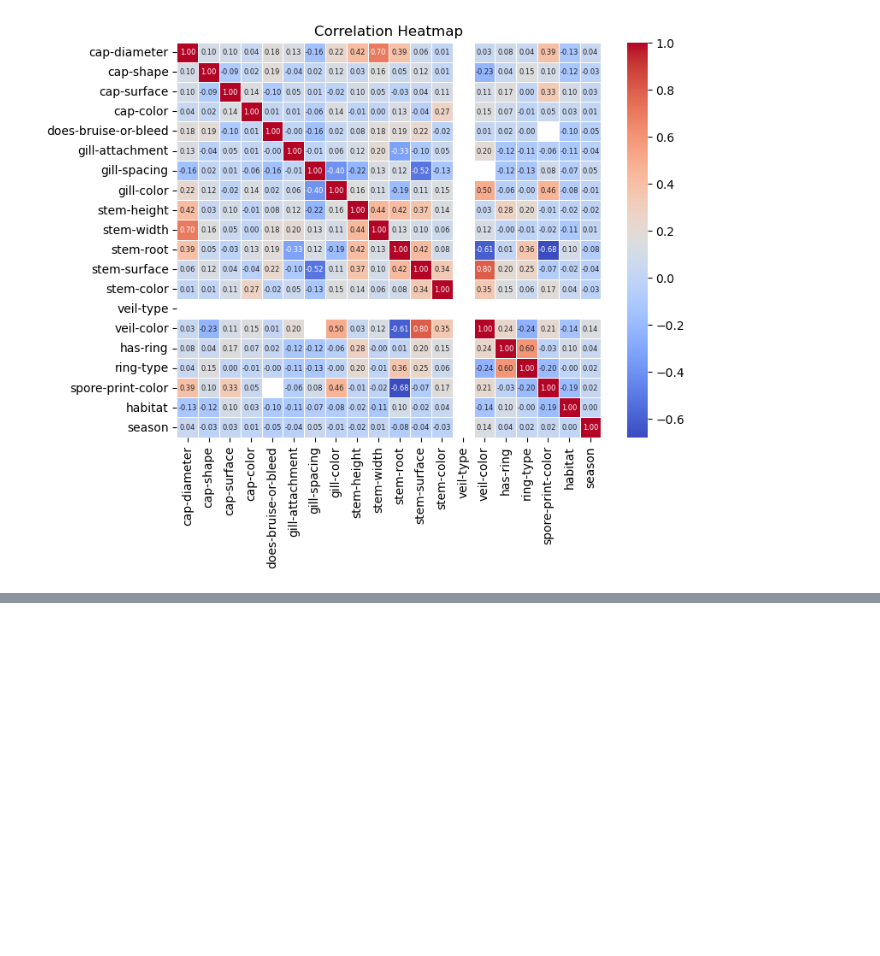
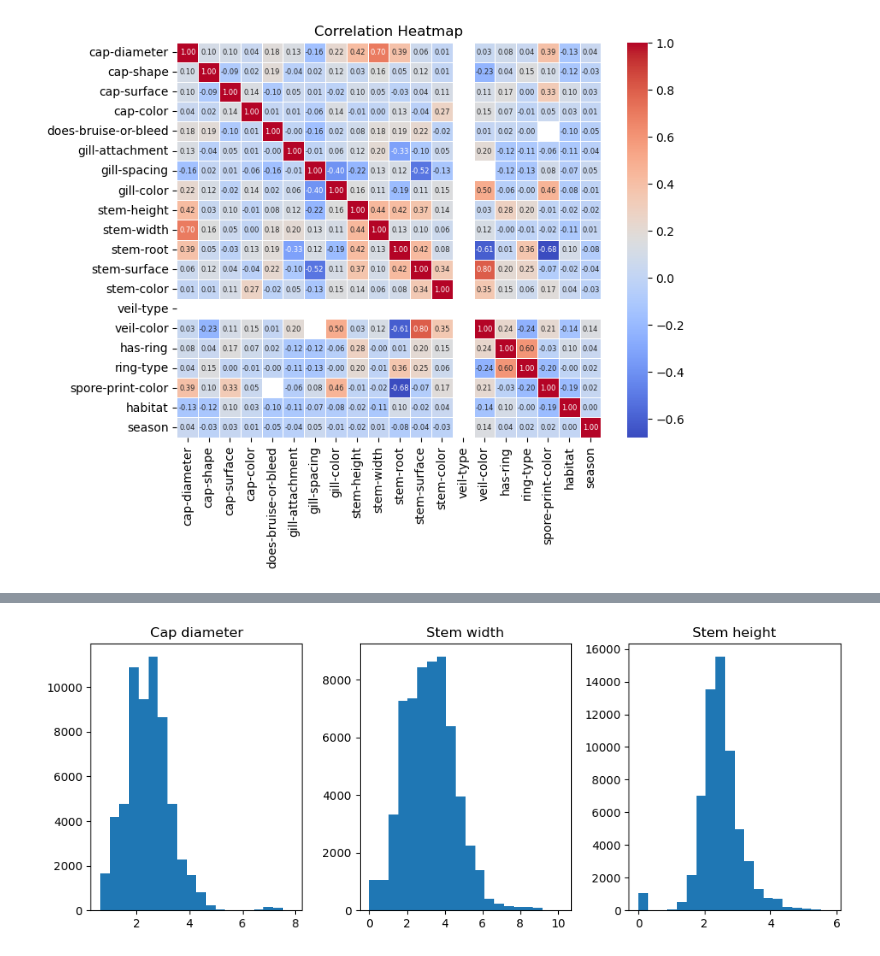
Before and after one commit to dlongert/mushroom_edibility_prediction, a Jupyter notebook: mushroom_exploration.ipynb, the cells around one changed output, grey strips where cells are left out. Saved outputs shown, nothing was run; the diff lists cells and outputs as text; code cells hidden in the pictures; blank space fills up the shorter version.

```diff
--- a/mushroom_dataset.ipynb
+++ b/mushroom_exploration.ipynb
@@ -161,0 +146,19 @@ dtype: object
+# %%
+class_counts = mushrooms["class"].value_counts()
+fig, axis = plt.subplots(1,3, figsize=(10, 4))
+
+axis[0].hist(np.sqrt(mushrooms["cap-diameter"]), bins=20)
+axis[0].set_title("Cap diameter")
+
+axis[1].hist(np.sqrt(mushrooms["stem-width"]), bins=20)
+axis[1].set_title("Stem width")
+
+axis[2].hist(np.sqrt(mushrooms["stem-height"]), bins=20)
+axis[2].set_title("Stem height")
+
+
+plt.tight_layout()
+
+plt.show()
+# %% [output]
+[figure, added]
```
Also changed, not shown: parts of 6 cells of this notebook, 3 other files.
